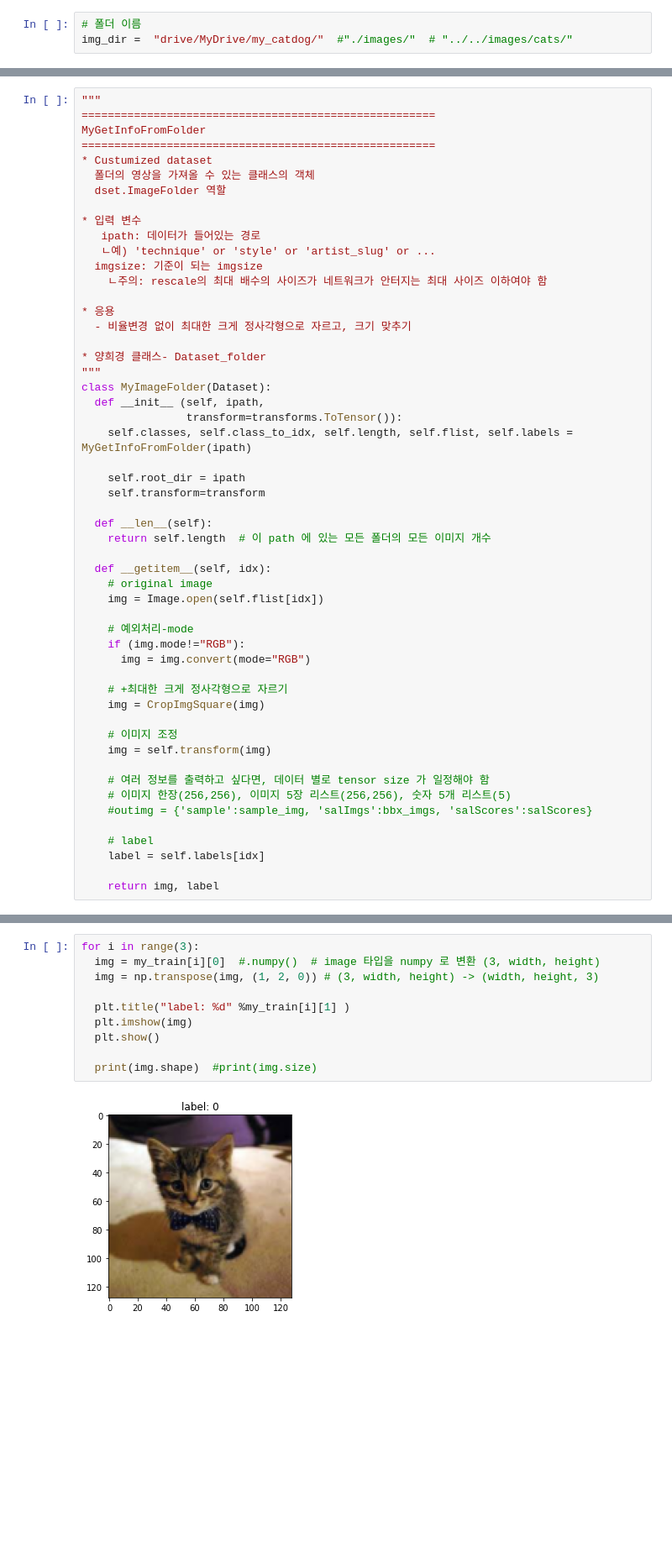
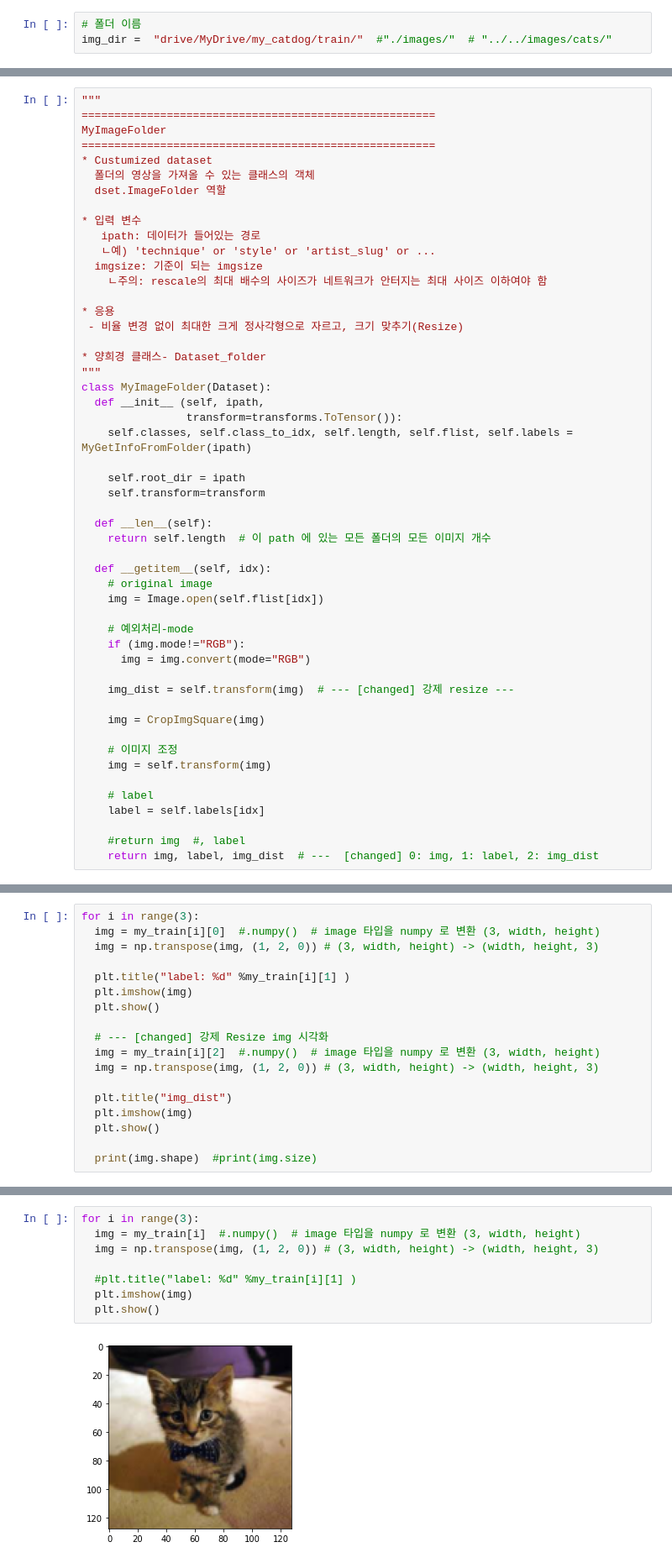
Before and after one commit to yhk775206/AIContents, a Jupyter notebook: c_customLoad_응용.ipynb, the cells around one changed output, grey strips where cells are left out. Shown at 84% size. Cells and saved outputs as stored; diff of their text form; blank space fills up the shorter version.

```diff
--- a/c_customLoad_응용.ipynb
+++ b/c_customLoad_응용.ipynb
@@ -22,7 +20,7 @@ from PIL import Image
 imgsize = 128
 # %%
 # 폴더 이름
-img_dir =  "drive/MyDrive/my_catdog/"  #"./images/"  # "../../images/cats/"
+img_dir =  "drive/MyDrive/my_catdog/train/"  #"./images/"  # "../../images/cats/"
 # %%
 import os
 
@@ -118,7 +124,7 @@ print(img.width, img.height)
 # %%
 """
 ======================================================
-MyGetInfoFromFolder
+MyImageFolder
 ======================================================
 * Custumized dataset
   폴더의 영상을 가져올 수 있는 클래스의 객체
@@ -131,7 +137,7 @@ MyGetInfoFromFolder
     ㄴ주의: rescale의 최대 배수의 사이즈가 네트워크가 안터지는 최대 사이즈 이하여야 함
 
 * 응용
-  - 비율변경 없이 최대한 크게 정사각형으로 자르고, 크기 맞추기
+ - 비율 변경 없이 최대한 크게 정사각형으로 자르고, 크기 맞추기(Resize)
 
 * 양희경 클래스- Dataset_folder
 """
@@ -154,20 +160,18 @@ class MyImageFolder(Dataset):
     if (img.mode!="RGB"):
       img = img.convert(mode="RGB")
 
-    # +최대한 크게 정사각형으로 자르기
+    img_dist = self.transform(img)  # --- [changed] 강제 resize ---
+
     img = CropImgSquare(img)
 
     # 이미지 조정
     img = self.transform(img)
 
-    # 여러 정보를 출력하고 싶다면, 데이터 별로 tensor size 가 일정해야 함
-    # 이미지 한장(256,256), 이미지 5장 리스트(256,256), 숫자 5개 리스트(5)
-    #outimg = {'sample':sample_img, 'salImgs':bbx_imgs, 'salScores':salScores}
-
     # label
     label = self.labels[idx]
 
-    return img, label
+    #return img  #, label
+    return img, label, img_dist  # ---  [changed] 0: img, 1: label, 2: img_dist
 # %%
 # Dataset_folder 호출 테스트
 my_train = MyImageFolder(img_dir,
@@ -192,0 +193,18 @@ my_train 개수: 10
+# %%
+for i in range(3):
+  img = my_train[i][0]  #.numpy()  # image 타입을 numpy 로 변환 (3, width, height)
+  img = np.transpose(img, (1, 2, 0)) # (3, width, height) -> (width, height, 3)
+
+  plt.title("label: %d" %my_train[i][1] )
+  plt.imshow(img)
+  plt.show()
+
+  # --- [changed] 강제 Resize img 시각화
+  img = my_train[i][2]  #.numpy()  # image 타입을 numpy 로 변환 (3, width, height)
+  img = np.transpose(img, (1, 2, 0)) # (3, width, height) -> (width, height, 3)
+
+  plt.title("img_dist")
+  plt.imshow(img)
+  plt.show()
+
+  print(img.shape)  #print(img.size)
@@ -193,12 +221,10 @@ my_train 개수: 10
 # %%
 for i in range(3):
-  img = my_train[i][0]  #.numpy()  # image 타입을 numpy 로 변환 (3, width, height)
+  img = my_train[i]  #.numpy()  # image 타입을 numpy 로 변환 (3, width, height)
   img = np.transpose(img, (1, 2, 0)) # (3, width, height) -> (width, height, 3)
 
-  plt.title("label: %d" %my_train[i][1] )
+  #plt.title("label: %d" %my_train[i][1] )
   plt.imshow(img)
   plt.show()
-
-  print(img.shape)  #print(img.size)
 # %% [output]
-[figure, old version]
+[figure, new version]
```
Also changed, not shown: parts of 16 cells of this notebook.
